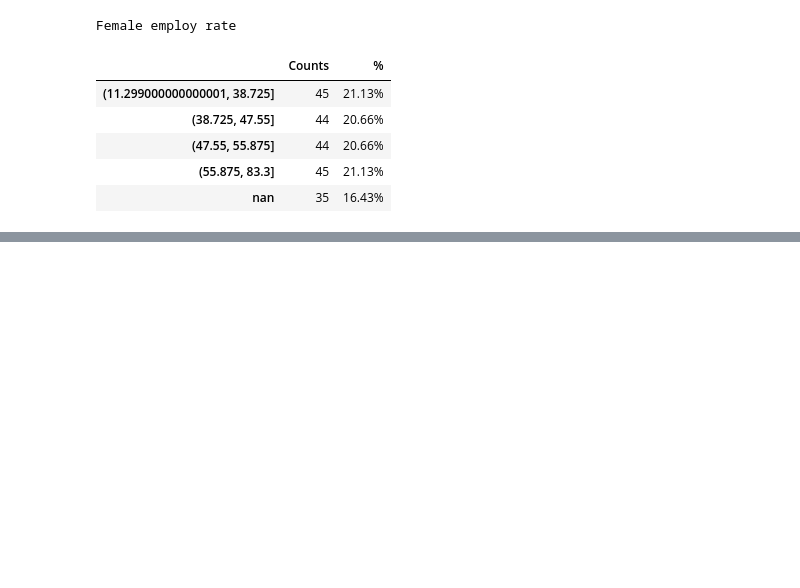
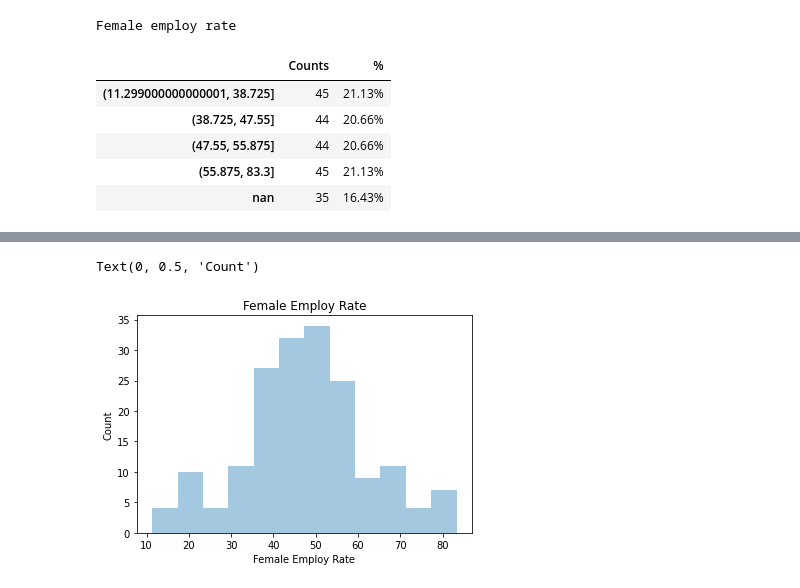
Before and after one commit to matheoxz/DataM-V-Wesleyan, a Jupyter notebook: GapMinder Suicide.ipynb, the cells around one changed output, grey strips where cells are left out. Saved outputs shown, nothing was run; the diff lists cells and outputs as text; code cells hidden in the pictures; blank space fills up the shorter version.

```diff
--- a/GapMinder Suicide.ipynb
+++ b/GapMinder Suicide.ipynb
@@ -197,0 +220,8 @@ Female employ rate
+# %%
+sbn.distplot(df1['femaleemployrate'].dropna(), kde = False);
+plt.title("Female Employ Rate");
+plt.xlabel("Female Employ Rate");
+plt.ylabel("Count")
+# %% [output]
+Text(0, 0.5, 'Count')
+[figure, added]
```
Also changed, not shown: parts of 10 cells of this notebook.
